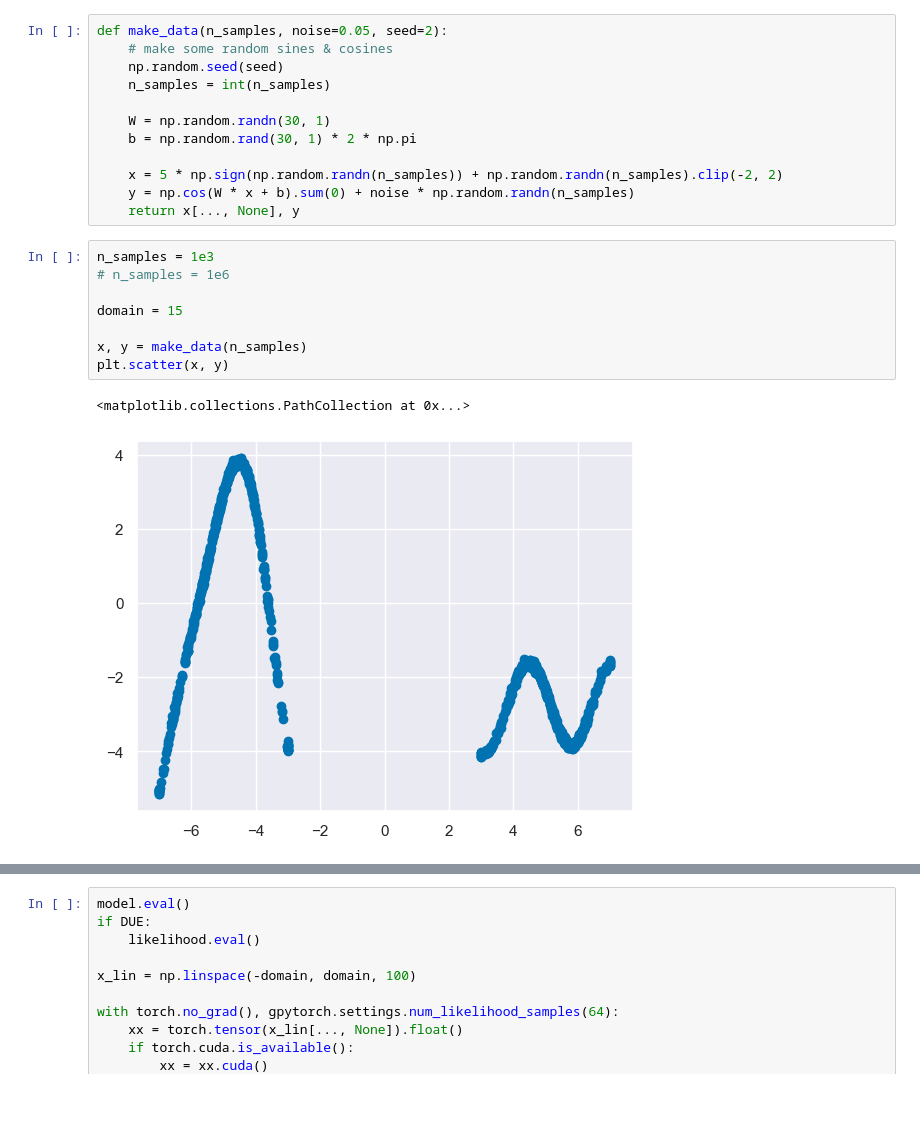
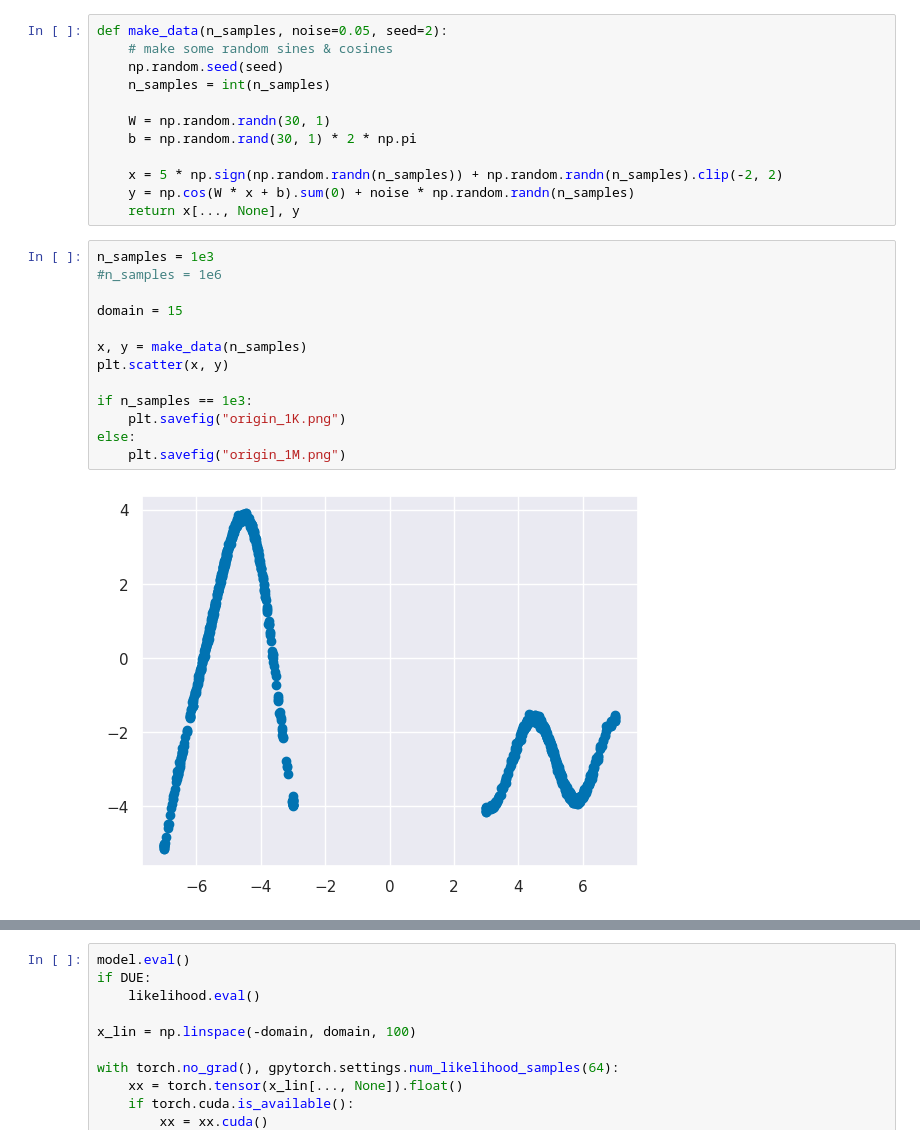
Before and after one commit to EricXue92/SNVIPGP, a Jupyter notebook: toy_regression.ipynb, the cells around one changed output, grey strips where cells are left out. Cells and saved outputs as stored; diff of their text form; blank space fills up the shorter version.

```diff
--- a/toy_regression.ipynb
+++ b/toy_regression.ipynb
@@ -35,15 +41,19 @@ def make_data(n_samples, noise=0.05, seed=2):
     return x[..., None], y
 # %%
 n_samples = 1e3
-# n_samples = 1e6
+#n_samples = 1e6
 
 domain = 15
 
 x, y = make_data(n_samples)
 plt.scatter(x, y)
+
+if n_samples == 1e3:
+    plt.savefig("origin_1K.png")
+else:
+    plt.savefig("origin_1M.png")
 # %% [output]
-<matplotlib.collections.PathCollection at 0x...>
-[figure, old version]
+[figure, new version]
 # %%
 np.random.seed(0)
 torch.manual_seed(0)
```
Also changed, not shown: parts of 6 cells of this notebook, 6 other files.
